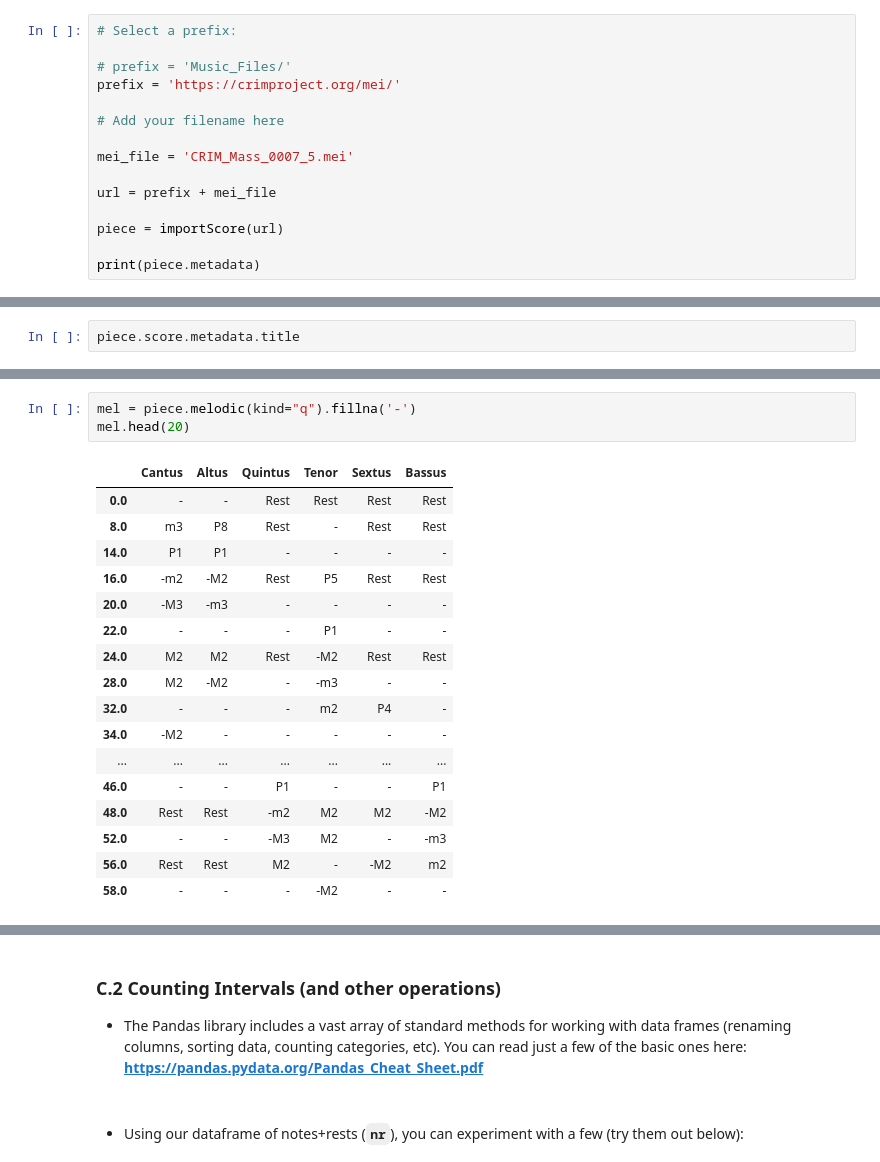
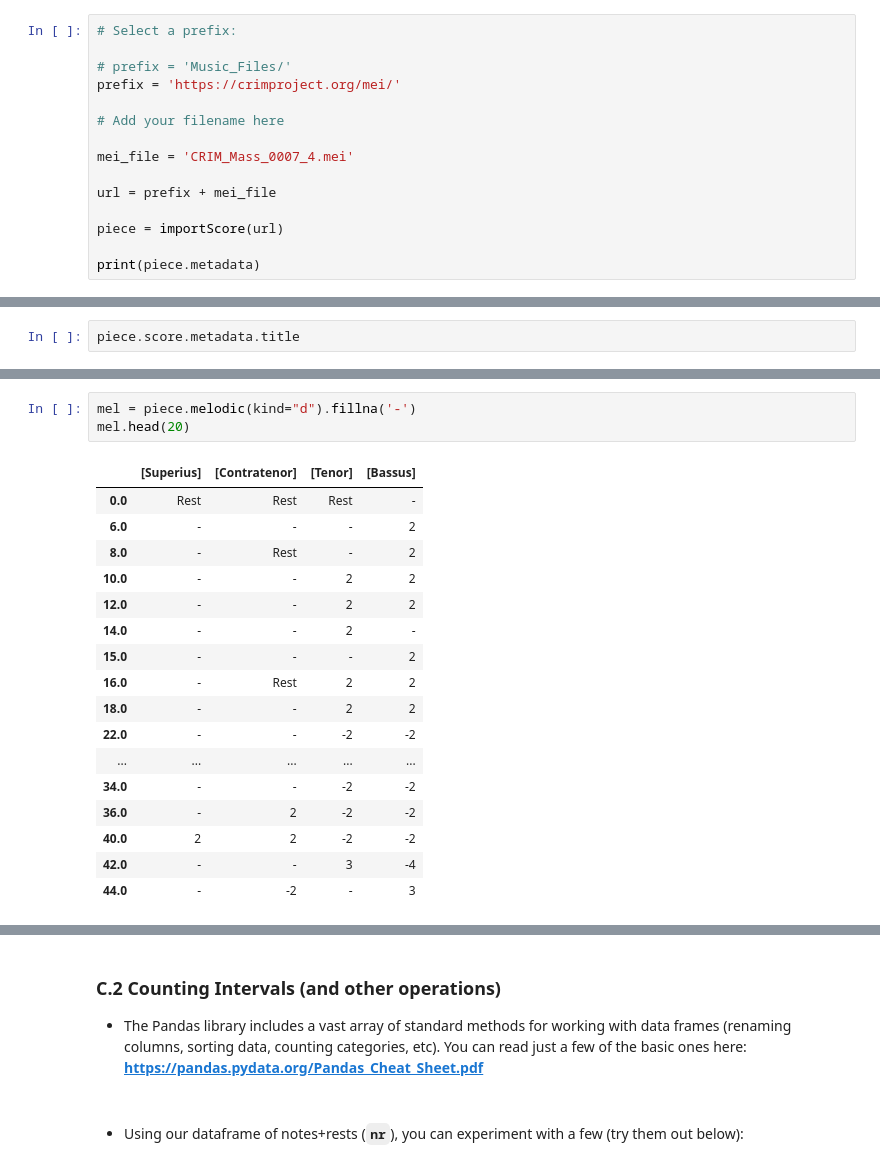
Before and after one commit to RichardFreedman/CRIM_JHUB, a Jupyter notebook: CRIM_02_Melodic_Harmonic.ipynb, the cells around one changed output, grey strips where cells are left out. Cells and saved outputs as stored; diff of their text form.

```diff
--- a/CRIM_02_Melodic_Harmonic.ipynb
+++ b/CRIM_02_Melodic_Harmonic.ipynb
@@ -77,7 +77,7 @@ prefix = 'https://crimproject.org/mei/'
 
 # Add your filename here
 
-mei_file = 'CRIM_Mass_0007_5.mei'
+mei_file = 'CRIM_Mass_0007_4.mei'
 
 url = prefix + mei_file
 
@@ -122,21 +122,21 @@ piece.score.metadata.title
 # %%
-mel = piece.melodic(kind="q").fillna('-')
+mel = piece.melodic(kind="d").fillna('-')
 mel.head(20)
 # %% [output]
-|  | Cantus | Altus | Quintus | Tenor | Sextus | Bassus |
-| 0.0 | - | - | Rest | Rest | Rest | Rest |
-| 8.0 | m3 | P8 | Rest | - | Rest | Rest |
-| 14.0 | P1 | P1 | - | - | - | - |
-| 16.0 | -m2 | -M2 | Rest | P5 | Rest | Rest |
-| 20.0 | -M3 | -m3 | - | - | - | - |
-| 22.0 | - | - | - | P1 | - | - |
-| 24.0 | M2 | M2 | Rest | -M2 | Rest | Rest |
-| 28.0 | M2 | -M2 | - | -m3 | - | - |
-| 32.0 | - | - | - | m2 | P4 | - |
-| 34.0 | -M2 | - | - | - | - | - |
-| ... | ... | ... | ... | ... | ... | ... |
-| 46.0 | - | - | P1 | - | - | P1 |
-| 48.0 | Rest | Rest | -m2 | M2 | M2 | -M2 |
-| 52.0 | - | - | -M3 | M2 | - | -m3 |
-| 56.0 | Rest | Rest | M2 | - | -M2 | m2 |
-| 58.0 | - | - | - | -M2 | - | - |
+|  | [Superius] | [Contratenor] | [Tenor] | [Bassus] |
+| 0.0 | Rest | Rest | Rest | - |
+| 6.0 | - | - | - | 2 |
+| 8.0 | - | Rest | - | 2 |
+| 10.0 | - | - | 2 | 2 |
+| 12.0 | - | - | 2 | 2 |
+| 14.0 | - | - | 2 | - |
+| 15.0 | - | - | - | 2 |
+| 16.0 | - | Rest | 2 | 2 |
+| 18.0 | - | - | 2 | 2 |
+| 22.0 | - | - | -2 | -2 |
+| ... | ... | ... | ... | ... |
+| 34.0 | - | - | -2 | -2 |
+| 36.0 | - | 2 | -2 | -2 |
+| 40.0 | 2 | 2 | -2 | -2 |
+| 42.0 | - | - | 3 | -4 |
+| 44.0 | - | -2 | - | 3 |
```
Also changed, not shown: parts of 23 cells of this notebook, 25 other files.
